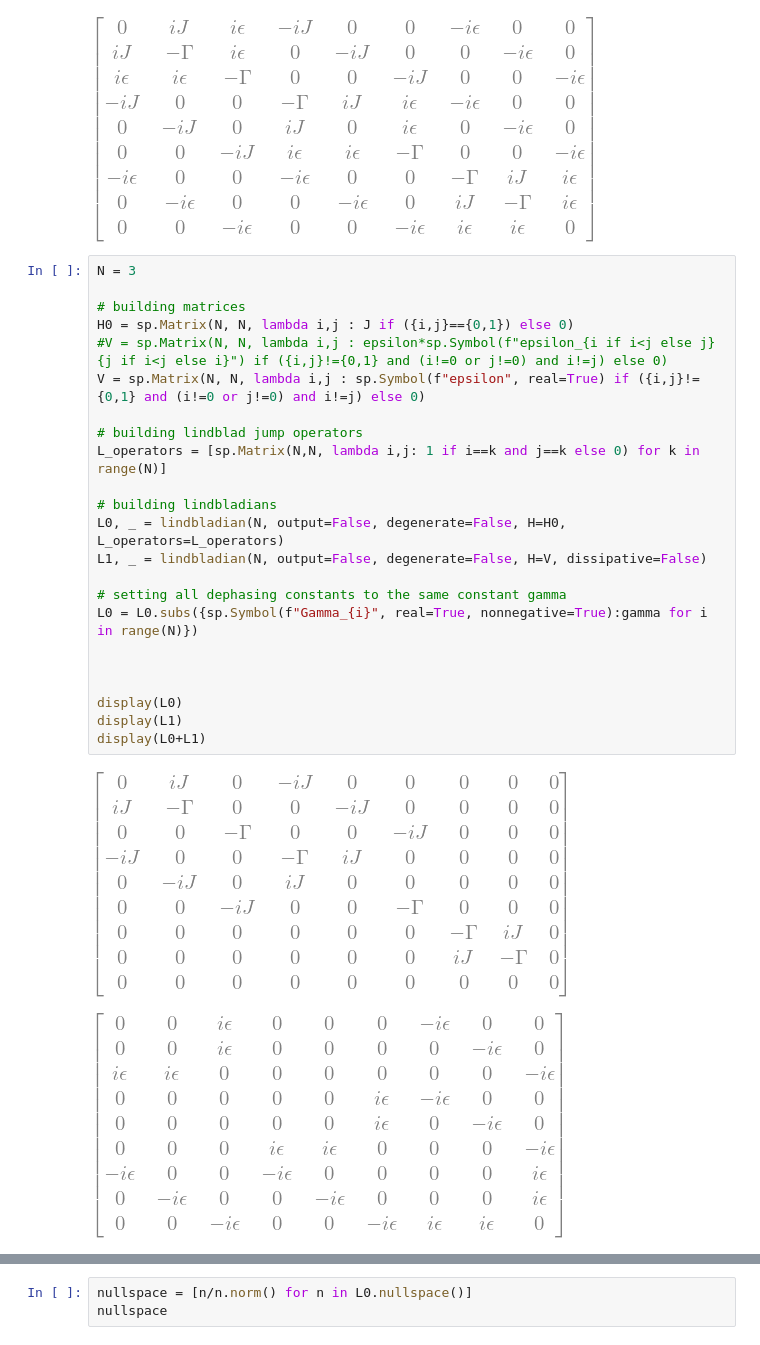
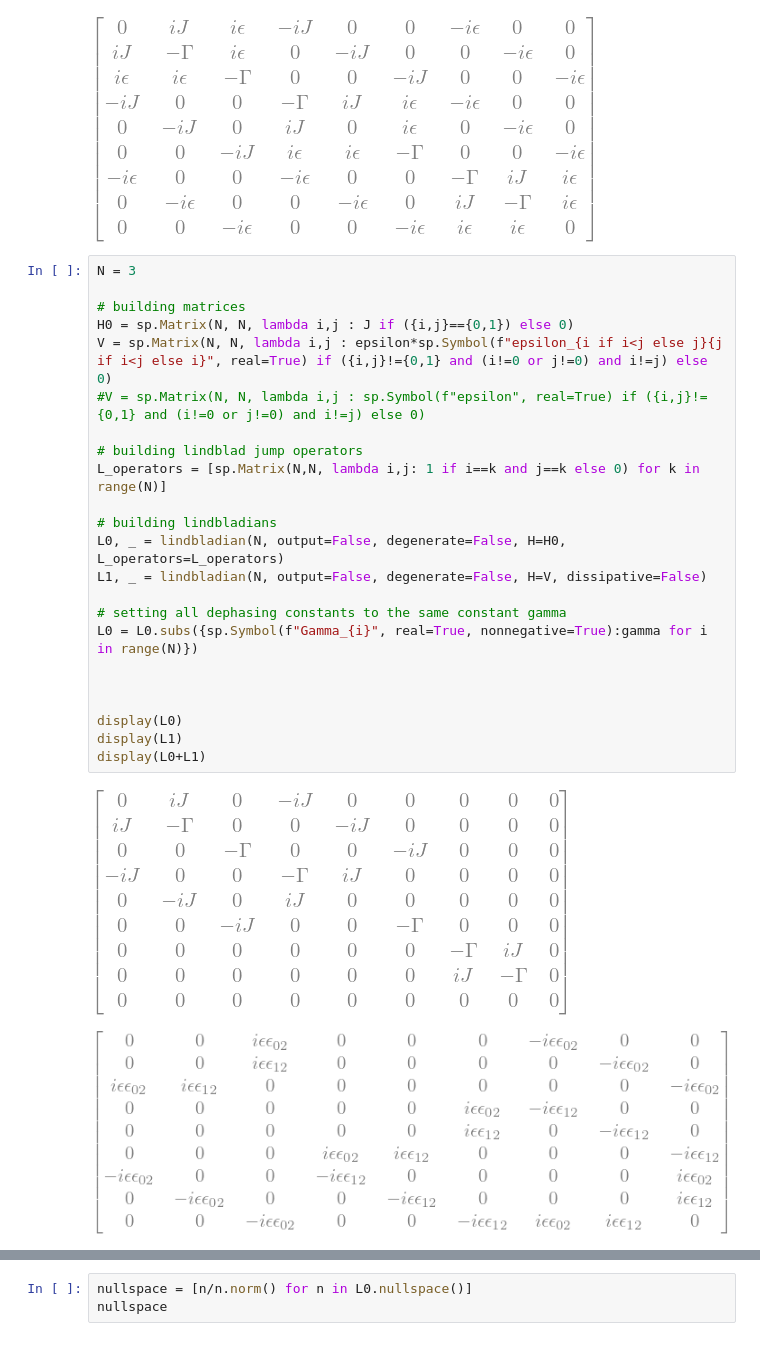
Before and after one commit to kiwipretzel/nserc-2026, a Jupyter notebook: [3.4] [n-site (degenerate), single-body, general epsilon's, local dephasing]/[3.4.0.1] [n-site,single-body,degenerate,different epsilons] [july 27].ipynb, the cells around one changed output, grey strips where cells are left out. Drawn from its saved outputs; the diff is of its cells as text.

Commit message:
fixed sign error in 3.4.0; considered general epsilon's in 3.4.0.1

```diff
--- a/[3.4] [n-site (degenerate), single-body, general epsilon's, local dephasing]/[3.4.0.1] [n-site,single-body,degenerate,different epsilons] [july 27].ipynb
+++ b/[3.4] [n-site (degenerate), single-body, general epsilon's, local dephasing]/[3.4.0.1] [n-site,single-body,degenerate,different epsilons] [july 27].ipynb
@@ -198,26 +198,26 @@ display(L)
 # %%
 N = 3
 
 # building matrices
 H0 = sp.Matrix(N, N, lambda i,j : J if ({i,j}=={0,1}) else 0)
-#V = sp.Matrix(N, N, lambda i,j : epsilon*sp.Symbol(f"epsilon_{i if i<j else j}{j if i<j else i}") if ({i,j}!={0,1} and (i!=0 or j!=0) and i!=j) else 0)
-V = sp.Matrix(N, N, lambda i,j : sp.Symbol(f"epsilon", real=True) if ({i,j}!={0,1} and (i!=0 or j!=0) and i!=j) else 0)
+V = sp.Matrix(N, N, lambda i,j : epsilon*sp.Symbol(f"epsilon_{i if i<j else j}{j if i<j else i}", real=True) if ({i,j}!={0,1} and (i!=0 or j!=0) and i!=j) else 0)
+#V = sp.Matrix(N, N, lambda i,j : sp.Symbol(f"epsilon", real=True) if ({i,j}!={0,1} and (i!=0 or j!=0) and i!=j) else 0)
 
 # building lindblad jump operators
 L_operators = [sp.Matrix(N,N, lambda i,j: 1 if i==k and j==k else 0) for k in range(N)]
 
 # building lindbladians
 L0, _ = lindbladian(N, output=False, degenerate=False, H=H0, L_operators=L_operators)
 L1, _ = lindbladian(N, output=False, degenerate=False, H=V, dissipative=False)
 
 # setting all dephasing constants to the same constant gamma
 L0 = L0.subs({sp.Symbol(f"Gamma_{i}", real=True, nonnegative=True):gamma for i in range(N)})
 
 
 
 display(L0)
 display(L1)
 display(L0+L1)
 # %% [output]
 [figure]
-[figure, old version]
+[figure, new version]
```
Also changed, not shown: parts of 12 cells of this notebook.
